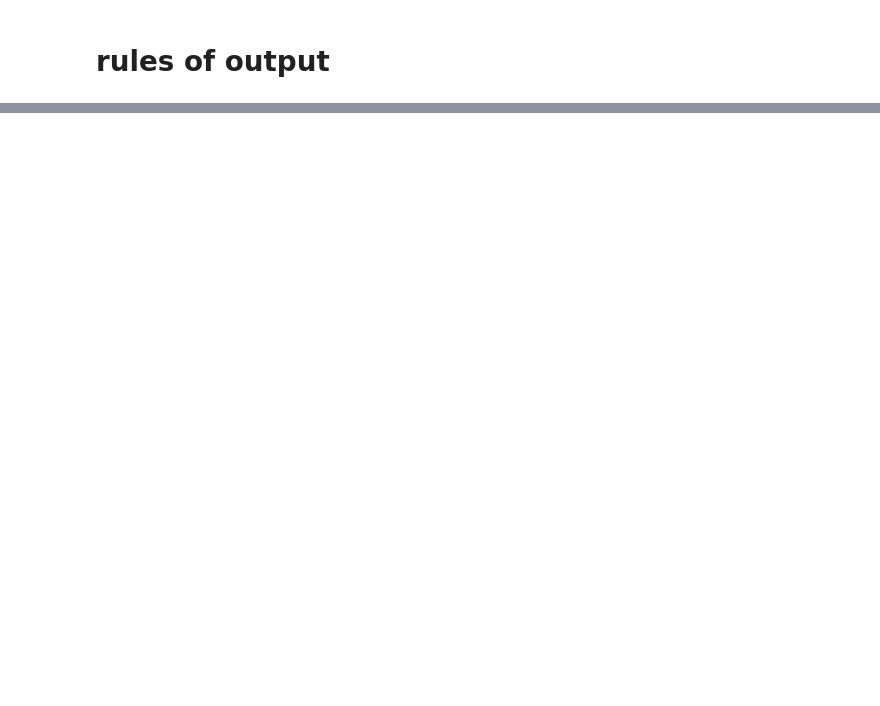
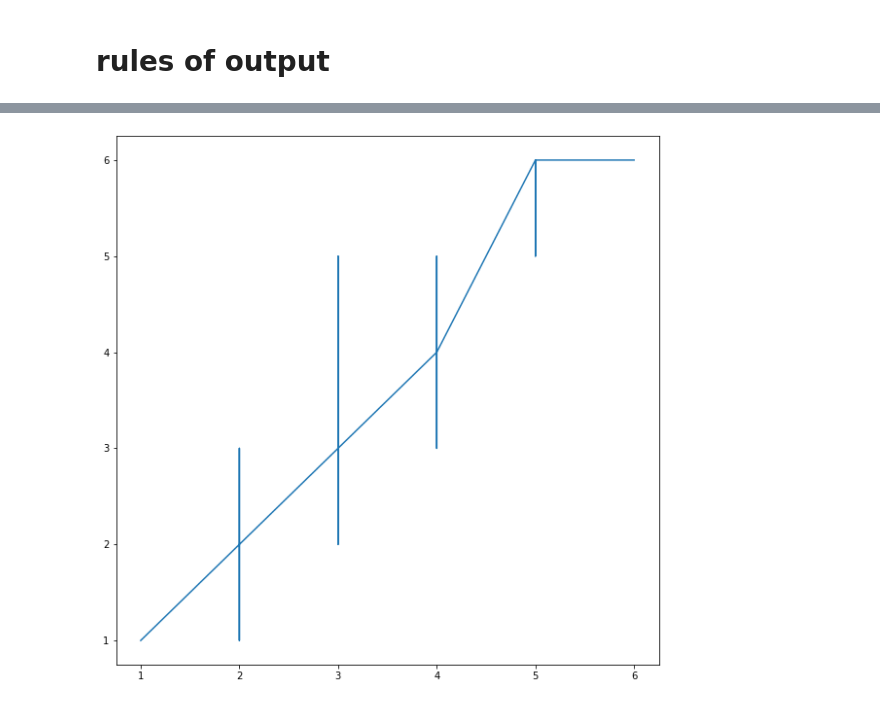
Before and after one commit to ErikJhones/Self-Organizing-Map-SOM-with-KNN, a Jupyter notebook: fuzzy/fuzzy.ipynb, the cells around one changed output, grey strips where cells are left out. Drawn from its saved outputs; the diff is of its cells as text; code cells hidden in the pictures; blank space fills up the shorter version.

```diff
--- a/fuzzy/fuzzy.ipynb
+++ b/fuzzy/fuzzy.ipynb
@@ -98,0 +136,7 @@ rule6 = ctrl.Rule(ppl['VH'] & Isc['VH'] & Voc['VL'], omf['EH'])
+# %%
+hot_ctrl = ctrl.ControlSystem([rule1, rule2, rule3, rule4, rule5, rule6])
+hot_simulador = ctrl.ControlSystemSimulation(hot_ctrl)
+# %%
+
+df=df.drop(index=ind,axis=0)
+df.head(5)
@@ -98,0 +150,35 @@ rule6 = ctrl.Rule(ppl['VH'] & Isc['VH'] & Voc['VL'], omf['EH'])
+# %%
+saidas = list(df.hotspot)
+# %%
+x=0
+y=0
+z=0
+h=0
+datas = []
+ind = []
+predito = []
+
+for i in df.values:
+    try:
+        hot_simulador.input['PPL'] = i[0]#15.3 #1.15#1.2
+        hot_simulador.input['Isc'] = i[1]#3.5 #1.8#2.05
+        hot_simulador.input['Voc'] = i[2]#3.0 #0.92#1.1
+
+        # Computando o resultado
+        hot_simulador.compute()
+        #print(hot_simulador.output['omf'])
+        predito.append(saida(hot_simulador.output['omf'])[1])
+        if (saida(hot_simulador.output['omf'])[1] == i[3]):
+            y+=1
+            print(saida(hot_simulador.output['omf'])[1], i[3])
+            datas.append(i)
+        else:
+            print(saida(hot_simulador.output['omf'])[1], i[3])
+            z+=1
+
+    except:
+        x+=1
+        ind.append(h)
+        #prind.append(h)int(f"An exception occurred {i}")
+    h+=1
+x,y,z
@@ -98,0 +204,4 @@ rule6 = ctrl.Rule(ppl['VH'] & Isc['VH'] & Voc['VL'], omf['EH'])
+# %%
+visualize(saidas, predito)
+# %% [output]
+[figure, added]
```
Also changed, not shown: parts of 17 cells of this notebook, 2 other files.
